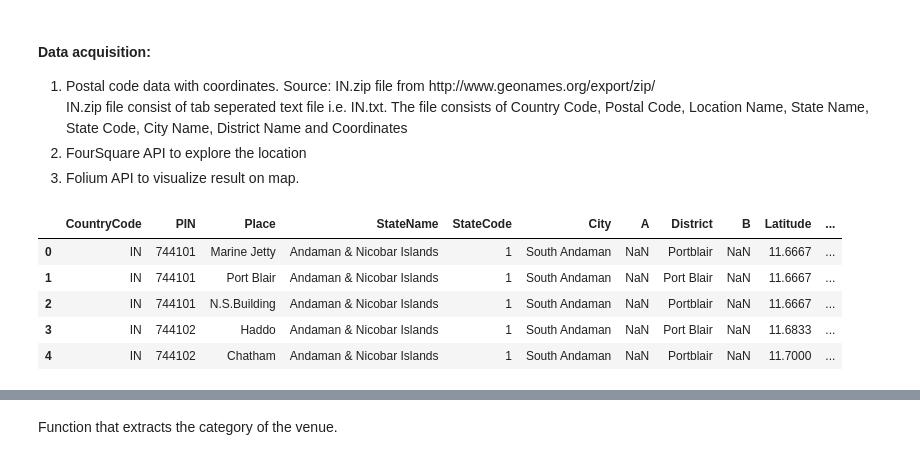
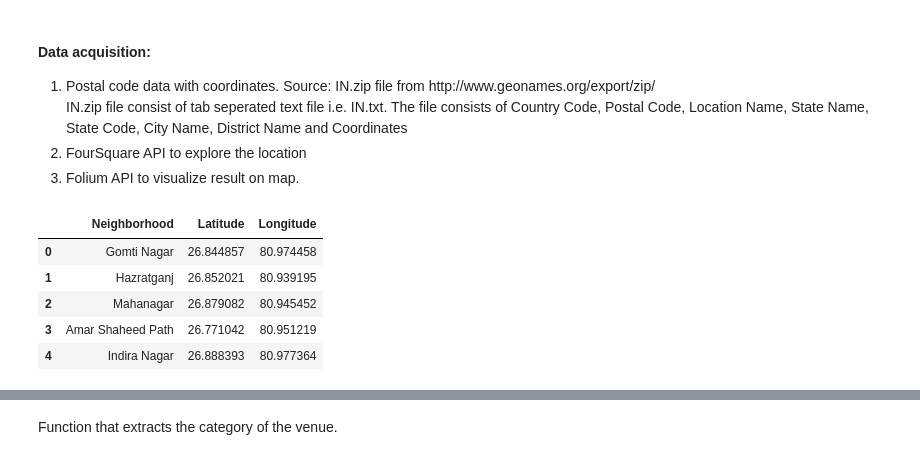
Before and after one commit to dksingh1985/CapstoneProject, a Jupyter notebook: Capstone Project - The Battle of Neighborhoods (Week 2).ipynb, the cells around one changed output, grey strips where cells are left out. Cells and saved outputs as stored; diff of their text form; code cells hidden in the pictures.

```diff
--- a/Capstone Project - The Battle of Neighborhoods (Week 2).ipynb
+++ b/Capstone Project - The Battle of Neighborhoods (Week 2).ipynb
@@ -42,12 +46,12 @@ import requests
 # %%
 #load postal code file
-pcode = pd.read_csv('IN.txt',sep='\t',header=None)
-pcode.columns = ['CountryCode', 'PIN', 'Place', 'StateName', 'StateCode','City','A', 'District','B','Latitude','Longitude','Accuracy']
-pcode.head()
+lko_place = pd.read_csv('LKO.csv',encoding='ISO-8859-1')
+#pcode.columns = ['CountryCode', 'PIN', 'Place', 'StateName', 'StateCode','City','A', 'District','B','Latitude','Longitude','Accuracy']
+lko_place.head()
 # %% [output]
-|  | CountryCode | PIN | Place | StateName | StateCode | City | A | District | B | Latitude | ... |
-| 0 | IN | 744101 | Marine Jetty | Andaman & Nicobar Islands | 1 | South Andaman | NaN | Portblair | NaN | 11.6667 | ... |
-| 1 | IN | 744101 | Port Blair | Andaman & Nicobar Islands | 1 | South Andaman | NaN | Port Blair | NaN | 11.6667 | ... |
-| 2 | IN | 744101 | N.S.Building | Andaman & Nicobar Islands | 1 | South Andaman | NaN | Portblair | NaN | 11.6667 | ... |
-| 3 | IN | 744102 | Haddo | Andaman & Nicobar Islands | 1 | South Andaman | NaN | Port Blair | NaN | 11.6833 | ... |
-| 4 | IN | 744102 | Chatham | Andaman & Nicobar Islands | 1 | South Andaman | NaN | Portblair | NaN | 11.7000 | ... |
+|  | Neighborhood | Latitude | Longitude |
+| 0 | Gomti Nagar | 26.844857 | 80.974458 |
+| 1 | Hazratganj | 26.852021 | 80.939195 |
+| 2 | Mahanagar | 26.879082 | 80.945452 |
+| 3 | Amar Shaheed Path | 26.771042 | 80.951219 |
+| 4 | Indira Nagar | 26.888393 | 80.977364 |
```
Also changed, not shown: parts of 26 cells of this notebook, 2 other files.
